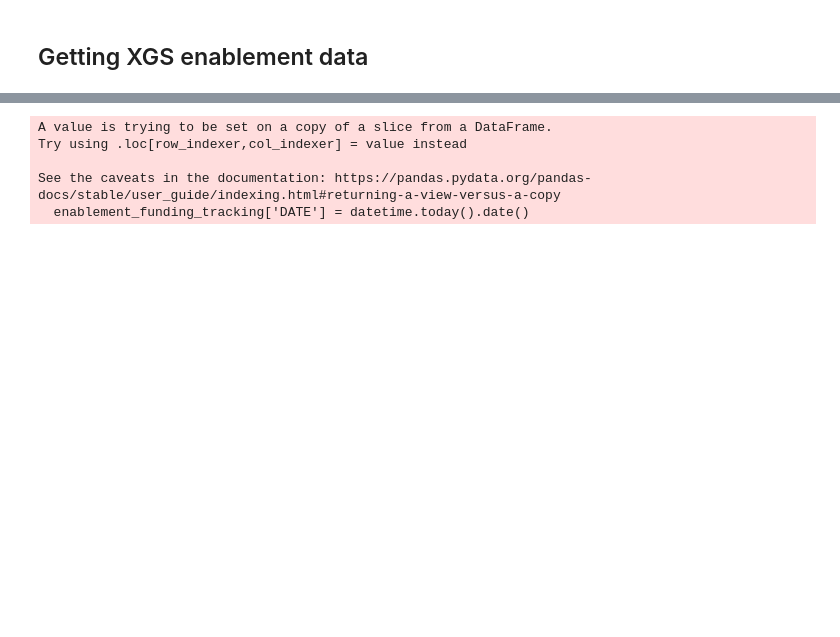
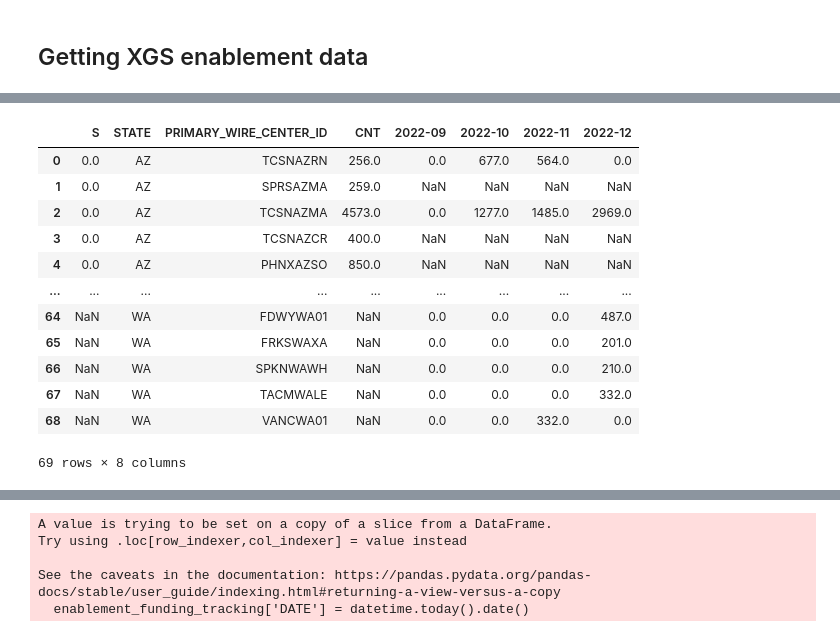
Before and after one commit to fangzhu-xiong-lumen/jupyter, a Jupyter notebook: Daily Enablement and Funding Outlook Workbook.ipynb, the cells around one changed output, grey strips where cells are left out. Saved outputs shown, nothing was run; the diff lists cells and outputs as text; code cells hidden in the pictures; blank space fills up the shorter version.

```diff
--- a/Daily Enablement and Funding Outlook Workbook.ipynb
+++ b/Daily Enablement and Funding Outlook Workbook.ipynb
@@ -198,3 +202,19 @@ enablement_funding_details = qualifications_summary_df.merge(Construction_pivot,
+# %%
+enablement_funding_details
+# %% [output]
+|  | S | STATE | PRIMARY_WIRE_CENTER_ID | CNT | 2022-09 | 2022-10 | 2022-11 | 2022-12 |
+| 0 | 0.0 | AZ | TCSNAZRN | 256.0 | 0.0 | 677.0 | 564.0 | 0.0 |
+| 1 | 0.0 | AZ | SPRSAZMA | 259.0 | NaN | NaN | NaN | NaN |
+| 2 | 0.0 | AZ | TCSNAZMA | 4573.0 | 0.0 | 1277.0 | 1485.0 | 2969.0 |
+| 3 | 0.0 | AZ | TCSNAZCR | 400.0 | NaN | NaN | NaN | NaN |
+| 4 | 0.0 | AZ | PHNXAZSO | 850.0 | NaN | NaN | NaN | NaN |
+| ... | ... | ... | ... | ... | ... | ... | ... | ... |
+| 64 | NaN | WA | FDWYWA01 | NaN | 0.0 | 0.0 | 0.0 | 487.0 |
+| 65 | NaN | WA | FRKSWAXA | NaN | 0.0 | 0.0 | 0.0 | 201.0 |
+| 66 | NaN | WA | SPKNWAWH | NaN | 0.0 | 0.0 | 0.0 | 210.0 |
+| 67 | NaN | WA | TACMWALE | NaN | 0.0 | 0.0 | 0.0 | 332.0 |
+| 68 | NaN | WA | VANCWA01 | NaN | 0.0 | 0.0 | 332.0 | 0.0 |
+69 rows × 8 columns
 # %%
 # clean data
 
```
Also changed, not shown: parts of 13 cells of this notebook.
